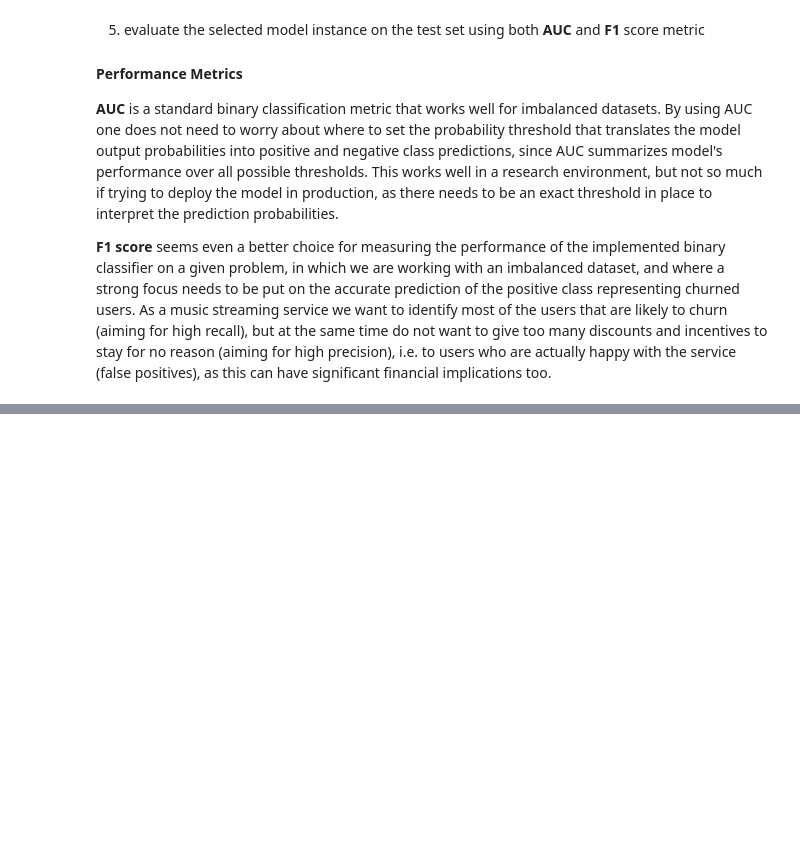
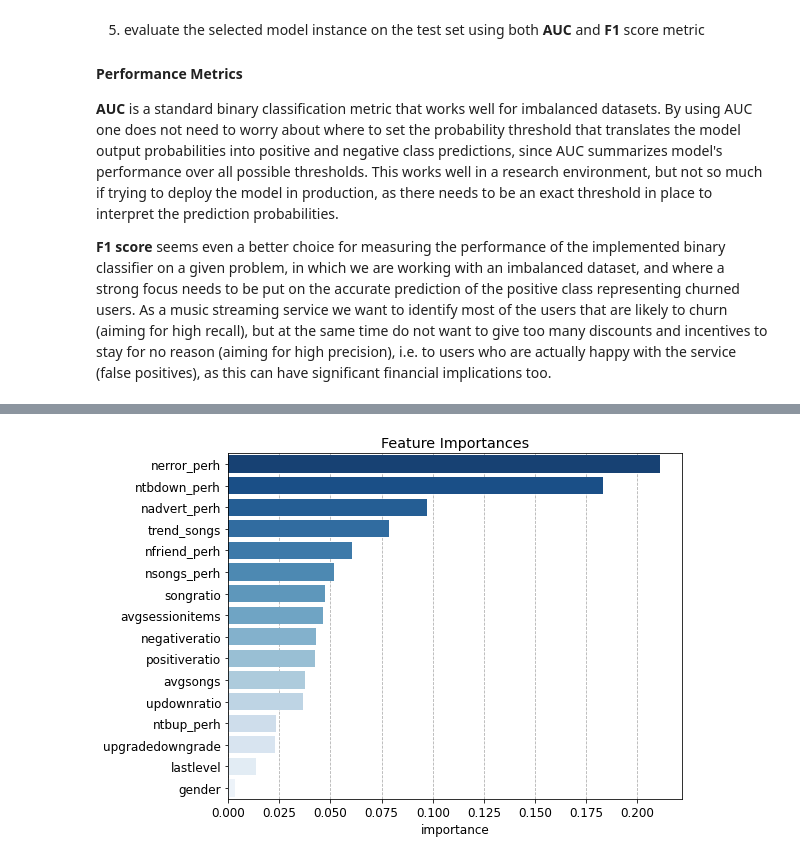
Before and after one commit to isakkabir/isakkabir-Customer-Churn-Prediction-Music-Streaming, a Jupyter notebook: Sparkify.ipynb, the cells around one changed output, grey strips where cells are left out. Drawn from its saved outputs; the diff is of its cells as text; code cells hidden in the pictures; blank space fills up the shorter version.

```diff
--- a/Sparkify.ipynb
+++ b/Sparkify.ipynb
@@ -1023,0 +1384,23 @@ Clean up your code, adding comments and renaming variables to make the code easi
+# %%
+# Data copied from the notebook that was run on an EMR cluster
+features = ['lastlevel', 'gender', 'nsongs_perh', 'ntbup_perh', 'ntbdown_perh',
+            'nfriend_perh', 'nadvert_perh', 'nerror_perh', 'upgradedowngrade',
+            'songratio', 'positiveratio', 'negativeratio', 'updownratio',
+            'trend_songs', 'avgsessionitems', 'avgsongs']
+importances = [0.013795342305289867, 0.003419130795754195, 0.05192724418392687,
+               0.023604481206826188, 0.18329355168409747, 0.060501586172062846, 0.0974098898402886,
+               0.2110401549499677, 0.02286163968506689, 0.04730318423769473, 0.04232860002653574,
+               0.043054343894025765, 0.036773157537074976, 0.07858267078570629, 0.046534988450475566, 0.03757003424520641]
+feat_imp_pd = pd.DataFrame({'feature': features, 'importance': importances}).sort_values('importance', ascending = False)
+
+# Plot
+plt.rcParams['figure.figsize'] = (9,6)
+plt.subplots_adjust(left=0.20, right=0.9, top=0.95, bottom=0.15)
+sns.barplot(data = feat_imp_pd, y = "feature", x ="importance",
+           palette = 'Blues_r', zorder=2);
+plt.grid(axis = 'x', linestyle = '--', zorder=0)
+plt.title("Feature Importances")
+plt.ylabel("");
+plt.savefig('feature.png')
+# %% [output]
+[figure, added]
```
Also changed, not shown: parts of 46 cells of this notebook.
